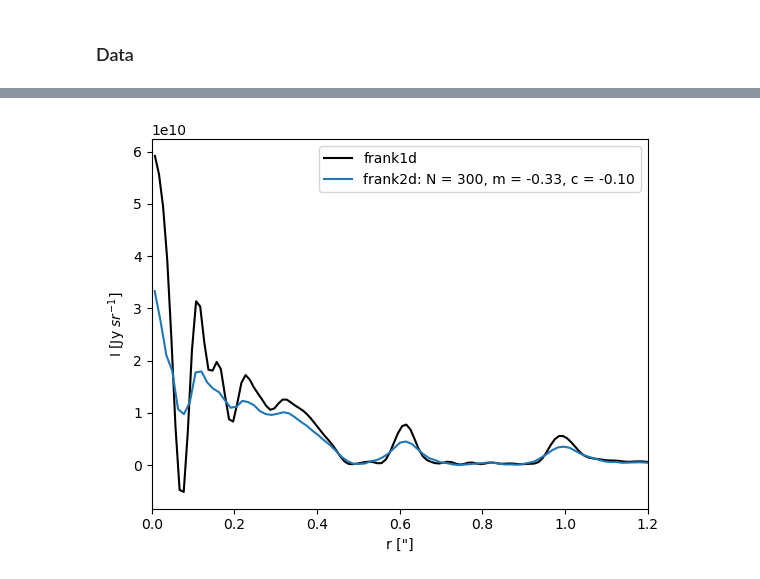
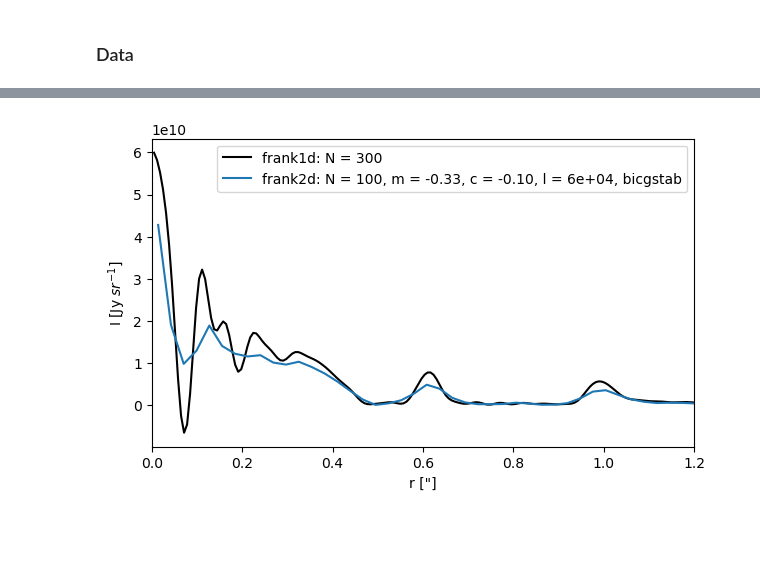
Before and after one commit to mariajmellado/Frank2D, a Jupyter notebook: Notebooks/8_October_IterativeMethods.ipynb, the cells around one changed output, grey strips where cells are left out. Saved outputs shown, nothing was run; the diff lists cells and outputs as text; code cells hidden in the pictures; blank space fills up the shorter version.

```diff
--- a/Notebooks/8_October_IterativeMethods.ipynb
+++ b/Notebooks/8_October_IterativeMethods.ipynb
@@ -168,12 +169,24 @@ Vis = Re + Imag*1j
 geom = SourceGeometry(inc= inc, PA= pa, dRA= dra, dDec= ddec)
 u_deproj, v_deproj, vis_deproj = geom.apply_correction(u, v, Vis)
 # %%
-l = 1e4
+l = 6e4
 m = -0.33
 c = -0.1
-N = 300
+N = 100
+# %%
+method1 = 'bicgstab'
+method2 = 'cg'
 # %%
+start_time = time.time()
+
+#####
 frank2d = Frank2D(N, Rout)
-frank2d.fit(u_deproj, v_deproj, vis_deproj, Weights, kernel_params=[m, c, l], method = 'cg', rtol = '1e-7')
+frank2d.fit(u_deproj, v_deproj, vis_deproj, Weights, kernel_params=[m, c, l], method = method1, rtol = '1e-15')
+
+#####
+print("--------------------------------------")
+end_time = time.time()
+execution_time = end_time - start_time
+print(f'time = {execution_time/60 :.2f}  min | {execution_time: .2f} seconds')
 # %% [output]
 Gridding...
@@ -202,0 +215,13 @@ Plot(frank2d).get_image('AS209 at 1mm')
+# %%
+start_time = time.time()
+
+#####
+
+frank2d_2 = Frank2D(N, Rout)
+frank2d_2.fit(u_deproj, v_deproj, vis_deproj, Weights, kernel_params=[m, c, l], method = method2, rtol = '1e-15')
+
+#####
+print("--------------------------------------")
+end_time = time.time()
+execution_time = end_time - start_time
+print(f'time = {execution_time/60 :.2f}  min | {execution_time: .2f} seconds')
@@ -214,10 +257,12 @@ r, I = get_radial_profile(frank2d)
 # %%
-plt.plot(sol.r, sol.mean, 'black',label ='frank1d')
-plt.plot(r, I, label = f'frank2d: N = {N}, m = {m:.2f}, c = {c:.2f}')
+plt.figure(figsize=(7,4))
+plt.plot(sol.r, sol.mean, 'black',label =f'frank1d: N = {n_pts}')
+plt.plot(r, I, label = f'frank2d: N = {N}, m = {m:.2f}, c = {c:.2f}, l = {l:.0e}, {method1}')
+#plt.plot(r_2, I_2, label = f'frank2d: N = {N}, m = {m:.2f}, c = {c:.2f}, l = {1e4:.0e},  {method2}')
 plt.xlabel('r ["]')
 plt.xlim(0, 1.2)
 plt.ylabel(r'I [Jy $sr^{-1}$]')
 plt.legend()
 plt.show()
 # %% [output]
-[figure, old version]
+[figure, new version]
```
Also changed, not shown: parts of 12 cells of this notebook, 9 other files.
